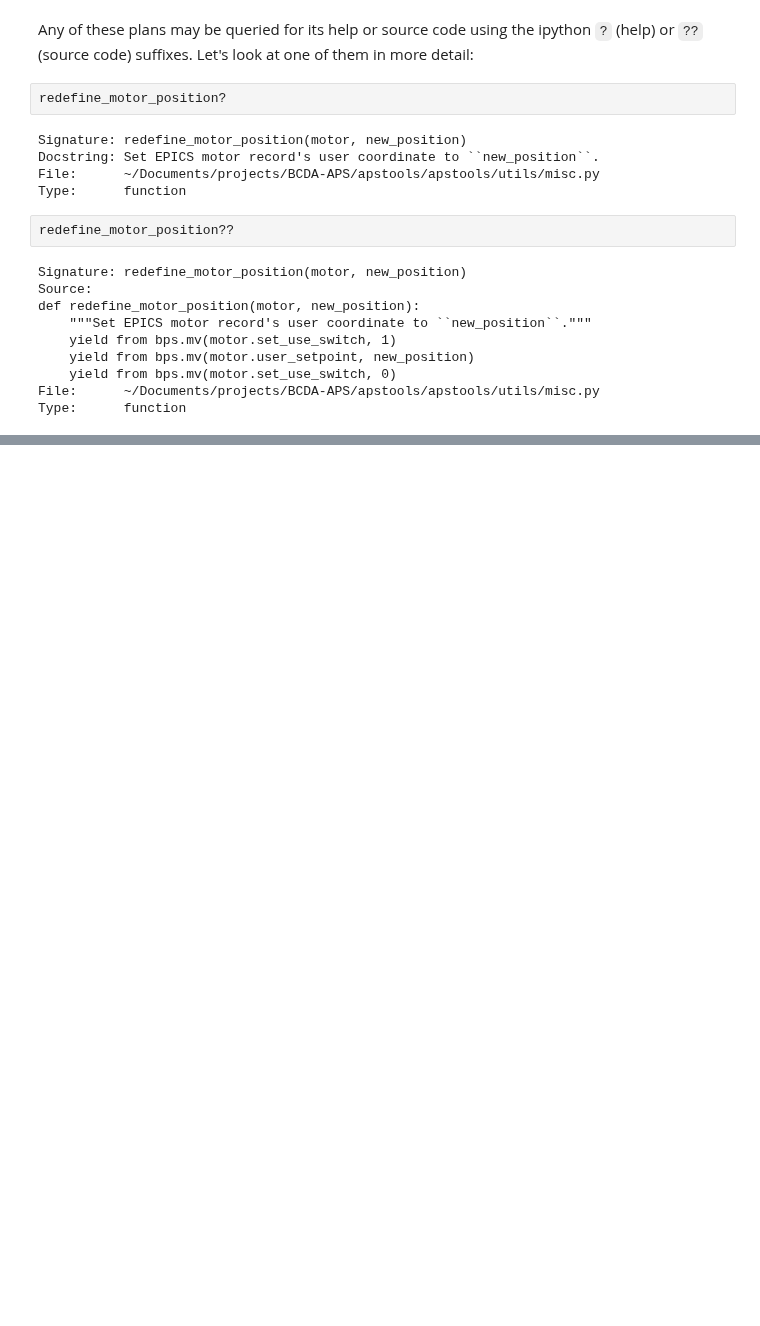
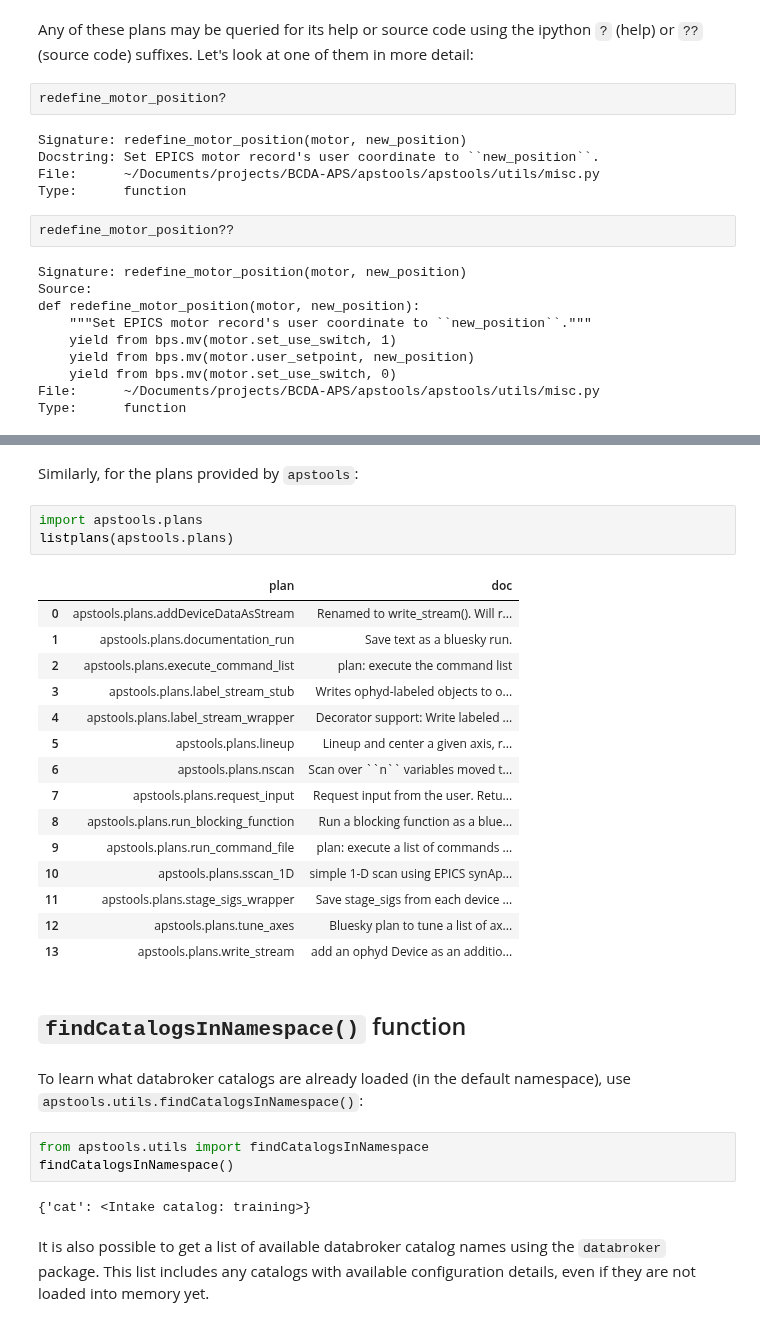
Before and after one commit to dogrecajb/apstools, a Jupyter notebook: docs/source/examples/ho_list_control_objects.ipynb, the cells around one changed output, grey strips where cells are left out. Drawn from its saved outputs; the diff is of its cells as text; blank space fills up the shorter version.

```diff
--- a/docs/source/examples/ho_list_control_objects.ipynb
+++ b/docs/source/examples/ho_list_control_objects.ipynb
@@ -287,0 +421,34 @@ Type:      function
+# %% [markdown]
+Similarly, for the plans provided by `apstools`:
+# %%
+import apstools.plans
+listplans(apstools.plans)
+# %% [output]
+|  | plan | doc |
+| 0 | apstools.plans.addDeviceDataAsStream | Renamed to write_stream(). Will r... |
+| 1 | apstools.plans.documentation_run | Save text as a bluesky run. |
+| 2 | apstools.plans.execute_command_list | plan: execute the command list |
+| 3 | apstools.plans.label_stream_stub | Writes ophyd-labeled objects to o... |
+| 4 | apstools.plans.label_stream_wrapper | Decorator support: Write labeled ... |
+| 5 | apstools.plans.lineup | Lineup and center a given axis, r... |
+| 6 | apstools.plans.nscan | Scan over ``n`` variables moved t... |
+| 7 | apstools.plans.request_input | Request input from the user. Retu... |
+| 8 | apstools.plans.run_blocking_function | Run a blocking function as a blue... |
+| 9 | apstools.plans.run_command_file | plan: execute a list of commands ... |
+| 10 | apstools.plans.sscan_1D | simple 1-D scan using EPICS synAp... |
+| 11 | apstools.plans.stage_sigs_wrapper | Save stage_sigs from each device ... |
+| 12 | apstools.plans.tune_axes | Bluesky plan to tune a list of ax... |
+| 13 | apstools.plans.write_stream | add an ophyd Device as an additio... |
+# %% [markdown]
+## `findCatalogsInNamespace()` function
+# %% [markdown]
+To learn what databroker catalogs are already loaded (in the default namespace), use `apstools.utils.findCatalogsInNamespace()`:
+# %%
+from apstools.utils import findCatalogsInNamespace
+findCatalogsInNamespace()
+# %% [output]
+{'cat': <Intake catalog: training>}
+# %% [markdown]
+It is also possible to get a list of available databroker catalog names using
+the `databroker` package.  This list includes any catalogs with available
+configuration details, even if they are not loaded into memory yet.
```
Also changed, not shown: parts of 28 cells of this notebook, 1 other file.
